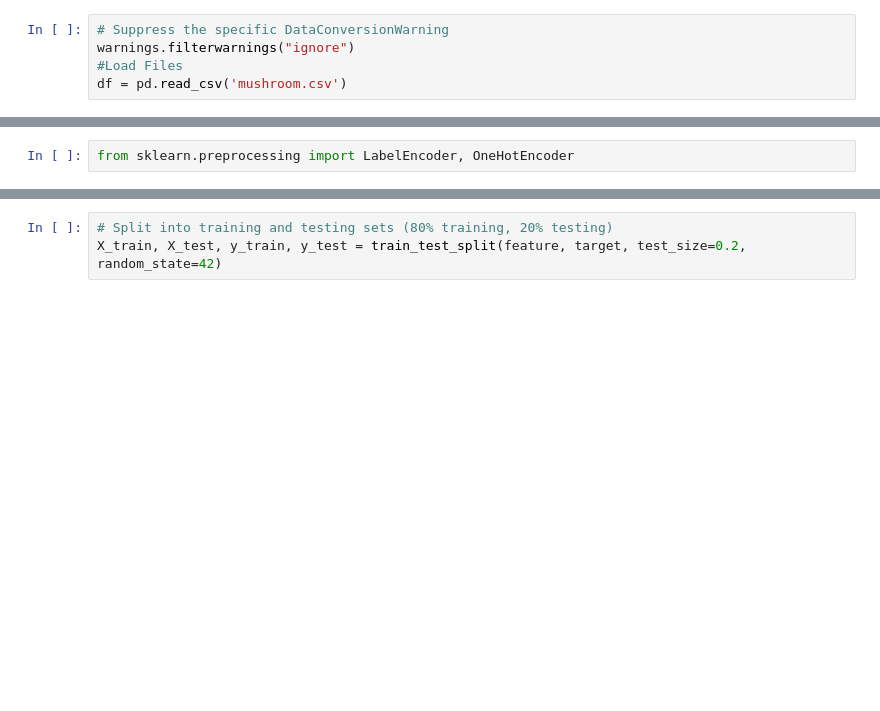
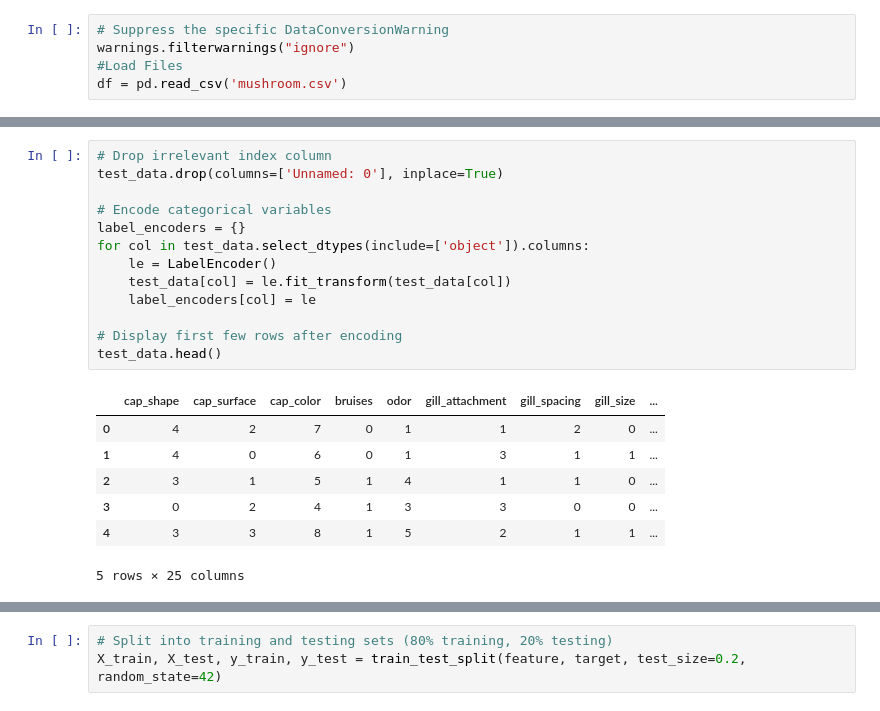
Before and after one commit to Ujjawal-AI/DataScience-Assignment, a Jupyter notebook: SVM_Assignment.ipynb, the cells around one changed output, grey strips where cells are left out. Cells and saved outputs as stored; diff of their text form; blank space fills up the shorter version.

```diff
--- a/SVM_Assignment.ipynb
+++ b/SVM_Assignment.ipynb
@@ -67,3 +162,22 @@ test_data
 # %%
-from sklearn.preprocessing import LabelEncoder, OneHotEncoder
+# Drop irrelevant index column
+test_data.drop(columns=['Unnamed: 0'], inplace=True)
+
+# Encode categorical variables
+label_encoders = {}
+for col in test_data.select_dtypes(include=['object']).columns:
+    le = LabelEncoder()
+    test_data[col] = le.fit_transform(test_data[col])
+    label_encoders[col] = le
+
+# Display first few rows after encoding
+test_data.head()
+# %% [output]
+|  | cap_shape | cap_surface | cap_color | bruises | odor | gill_attachment | gill_spacing | gill_size | ... |
+| 0 | 4 | 2 | 7 | 0 | 1 | 1 | 2 | 0 | ... |
+| 1 | 4 | 0 | 6 | 0 | 1 | 3 | 1 | 1 | ... |
+| 2 | 3 | 1 | 5 | 1 | 4 | 1 | 1 | 0 | ... |
+| 3 | 0 | 2 | 4 | 1 | 3 | 3 | 0 | 0 | ... |
+| 4 | 3 | 3 | 8 | 1 | 5 | 2 | 1 | 1 | ... |
+5 rows × 25 columns
 # %%
```
Also changed, not shown: parts of 32 cells of this notebook.
